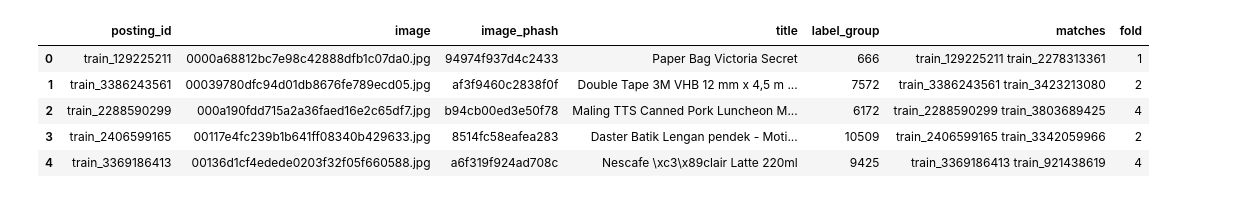
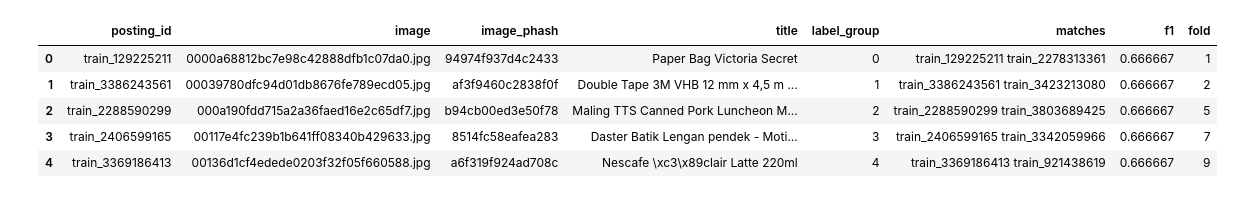
Before and after one commit to yamaguchi-milkcocholate/Shopee, a Jupyter notebook: notebooks/evaluatebert.ipynb, the cells around one changed output. Cells and saved outputs as stored; diff of their text form; code cells hidden in the pictures.

```diff
--- a/notebooks/evaluatebert.ipynb
+++ b/notebooks/evaluatebert.ipynb
@@ -20,14 +21,14 @@ warnings.simplefilter('ignore')
 # %%
 @dataclass
 class Config:
-    outdir: str = "../results/monitor"
+    outdir: str = "../results/bert"
     device: str = "cuda:2"
     device_id: int = 2
 
-    datadir: str = '../data/shopee-product-matching'
+    datadir: str = '../data/tfrecord-skf'
     modeldir: str = '../models/bert/bert_en_uncased_L-24_H-1024_A-16_1'
     seed: int = 123
-    n_splits: int = 5
+    n_splits: int = 3
 
     # Training config
     batch_size: int = 32
@@ -67,14 +68,13 @@ from src.model import *
 import tensorflow as tf
 import tensorflow_hub as hub
 # %%
-train = pd.read_csv(base_dir / config.datadir / 'train.csv')
-train = prepare_skf_dataset(df=train, n_splits=config.n_splits, seed=config.seed)
+train = pd.read_csv(base_dir / config.datadir / 'train_folds.csv')
 n_classes = train['label_group'].nunique()
 train.head()
 # %% [output]
-|  | posting_id | image | image_phash | title | label_group | matches | fold |
-| 0 | train_129225211 | 0000a68812bc7e98c42888dfb1c07da0.jpg | 94974f937d4c2433 | Paper Bag Victoria Secret | 666 | train_129225211 train_2278313361 | 1 |
-| 1 | train_3386243561 | 00039780dfc94d01db8676fe789ecd05.jpg | af3f9460c2838f0f | Double Tape 3M VHB 12 mm x 4,5 m ... | 7572 | train_3386243561 train_3423213080 | 2 |
-| 2 | train_2288590299 | 000a190fdd715a2a36faed16e2c65df7.jpg | b94cb00ed3e50f78 | Maling TTS Canned Pork Luncheon M... | 6172 | train_2288590299 train_3803689425 | 4 |
-| 3 | train_2406599165 | 00117e4fc239b1b641ff08340b429633.jpg | 8514fc58eafea283 | Daster Batik Lengan pendek - Moti... | 10509 | train_2406599165 train_3342059966 | 2 |
-| 4 | train_3369186413 | 00136d1cf4edede0203f32f05f660588.jpg | a6f319f924ad708c | Nescafe \xc3\x89clair Latte 220ml | 9425 | train_3369186413 train_921438619 | 4 |
+|  | posting_id | image | image_phash | title | label_group | matches | f1 | fold |
+| 0 | train_129225211 | 0000a68812bc7e98c42888dfb1c07da0.jpg | 94974f937d4c2433 | Paper Bag Victoria Secret | 0 | train_129225211 train_2278313361 | 0.666667 | 1 |
+| 1 | train_3386243561 | 00039780dfc94d01db8676fe789ecd05.jpg | af3f9460c2838f0f | Double Tape 3M VHB 12 mm x 4,5 m ... | 1 | train_3386243561 train_3423213080 | 0.666667 | 2 |
+| 2 | train_2288590299 | 000a190fdd715a2a36faed16e2c65df7.jpg | b94cb00ed3e50f78 | Maling TTS Canned Pork Luncheon M... | 2 | train_2288590299 train_3803689425 | 0.666667 | 5 |
+| 3 | train_2406599165 | 00117e4fc239b1b641ff08340b429633.jpg | 8514fc58eafea283 | Daster Batik Lengan pendek - Moti... | 3 | train_2406599165 train_3342059966 | 0.666667 | 7 |
+| 4 | train_3369186413 | 00136d1cf4edede0203f32f05f660588.jpg | a6f319f924ad708c | Nescafe \xc3\x89clair Latte 220ml | 4 | train_3369186413 train_921438619 | 0.666667 | 9 |
```
Also changed, not shown: parts of 17 cells of this notebook, 8 other files.
